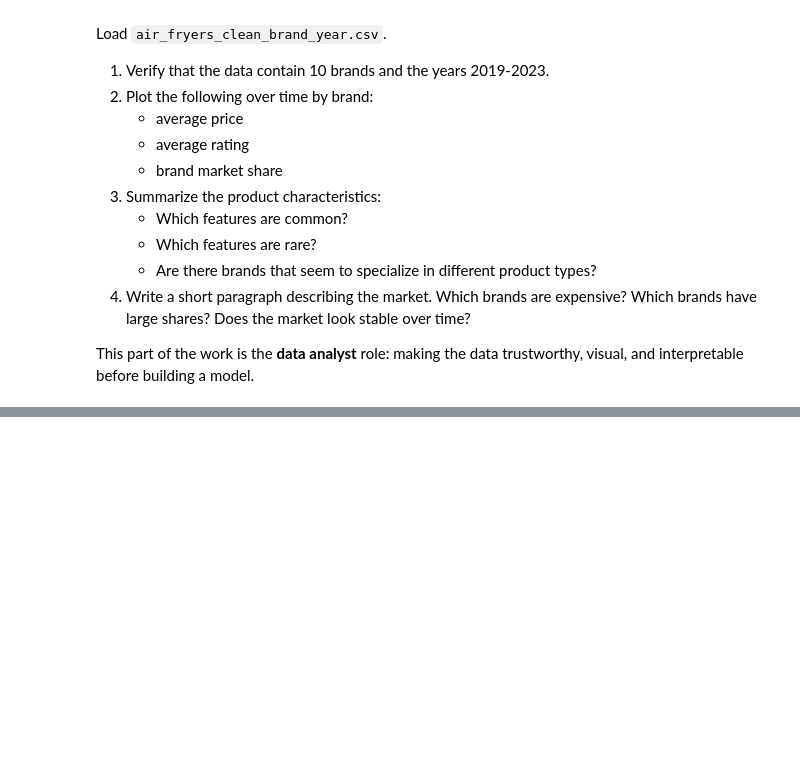
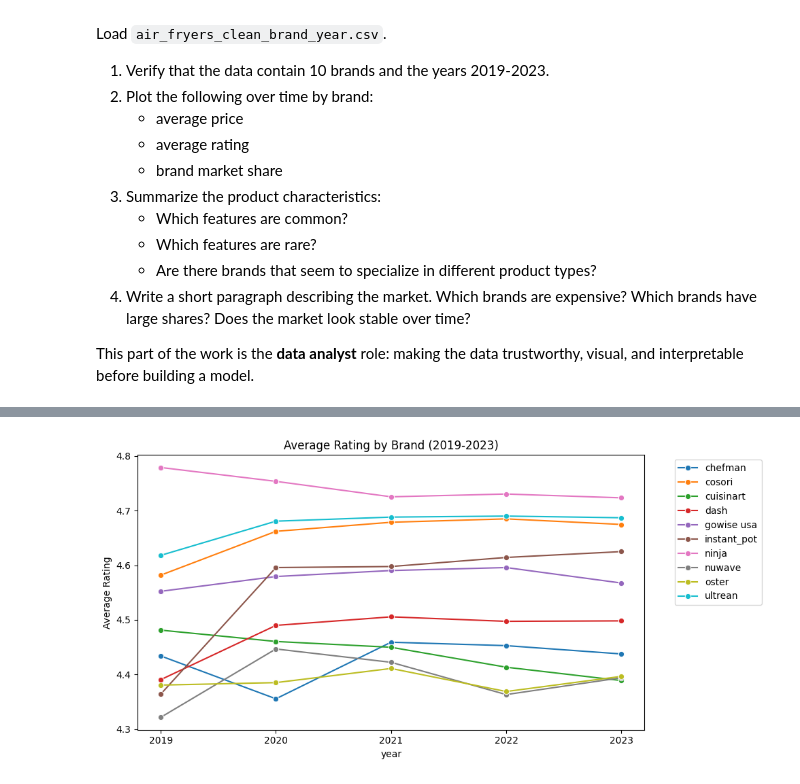
Before and after one commit to namithatholasi/undergrad_ml_assignments, a Jupyter notebook: Demand_Estimation_Lab_Notebook1_DataAnalysis.ipynb, the cells around one changed output, grey strips where cells are left out. Cells and saved outputs as stored; diff of their text form; code cells hidden in the pictures; blank space fills up the shorter version.

```diff
--- a/Demand_Estimation_Lab_Notebook1_DataAnalysis.ipynb
+++ b/Demand_Estimation_Lab_Notebook1_DataAnalysis.ipynb
@@ -82,0 +141,12 @@ This part of the work is the **data analyst** role: making the data trustworthy,
+# %%
+# Average Rating
+plt.figure(figsize=(10, 5))
+sns.lineplot(data=df, x='year', y='avg_rating', hue='brand', marker='o')
+plt.title('Average Rating by Brand (2019-2023)')
+plt.ylabel('Average Rating')
+plt.legend(bbox_to_anchor=(1.05, 1), loc='upper left')
+plt.xticks([2019, 2020, 2021, 2022, 2023])
+plt.tight_layout()
+plt.savefig('air_fryer_rating.png')
+# %% [output]
+[figure, added]
```
Also changed, not shown: parts of 14 cells of this notebook.
